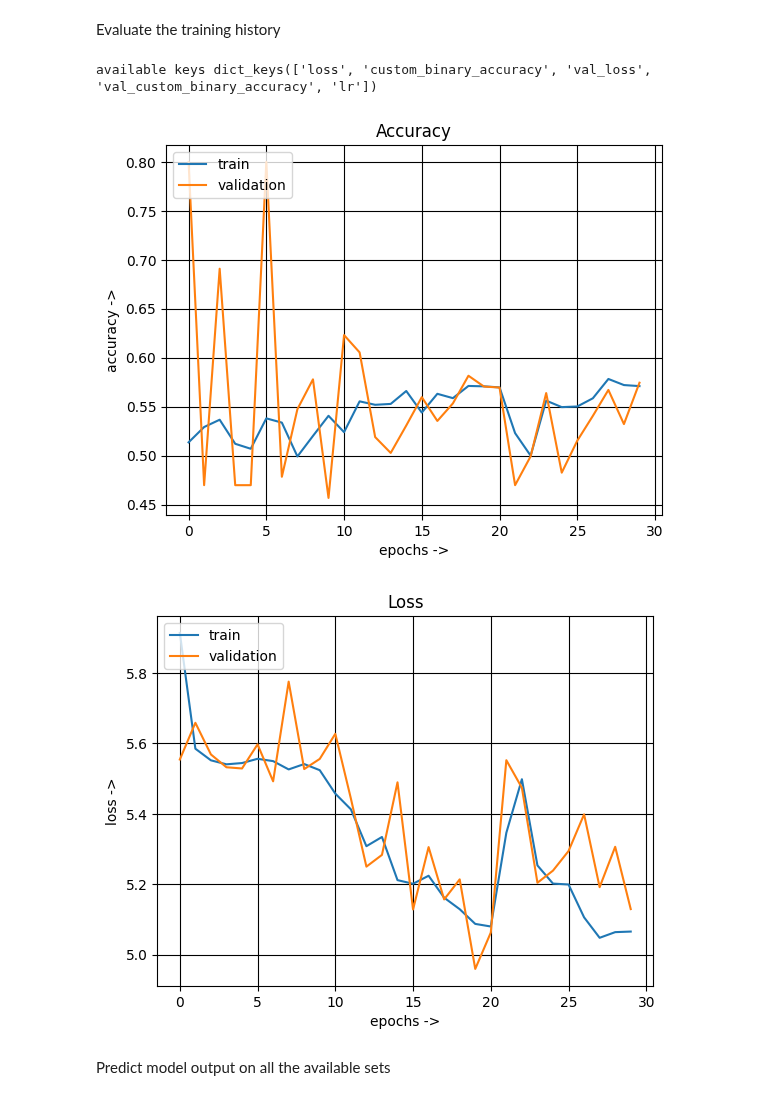
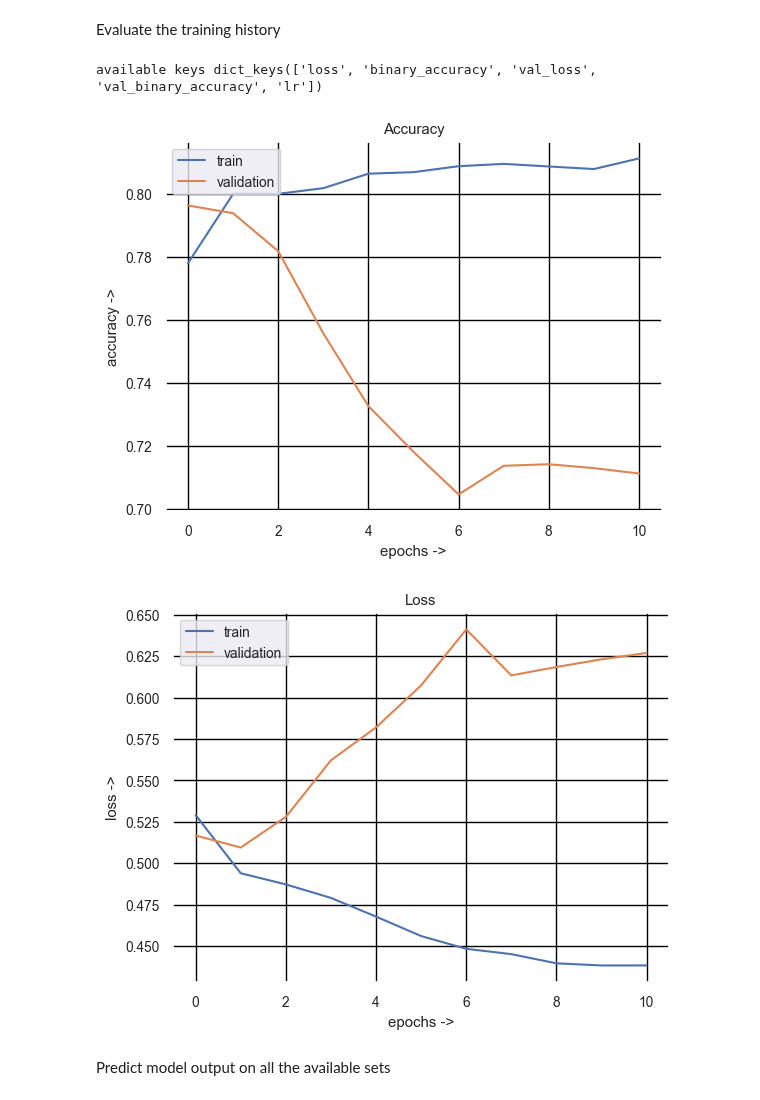
Before and after one commit to michaelstuffer98/ai_industry_project, a Jupyter notebook: music_tagging_transformer.ipynb, the cells around one changed output. Saved outputs shown, nothing was run; the diff lists cells and outputs as text; code cells hidden in the pictures.

Commit message:
change loss - rerun models

```diff
--- a/music_tagging_transformer.ipynb
+++ b/music_tagging_transformer.ipynb
@@ -94,8 +76,16 @@ def transformer_model(model_config, n_classes):
 
     out = Dense(n_classes, activation=activations[1])(x)
 
+    loss = BinaryCrossentropy(
+        name='binary_crossentropy'
+    )
+
+    metric = BinaryAccuracy(
+        name='binary_accuracy'
+    )
+
     model = Model(inputs=input_layer, outputs=out)
-    model.compile(optimizer=Adam(init_lr), loss=custom_binary_crossentropy, metrics=[custom_binary_accuracy])
+    model.compile(optimizer=Adam(init_lr), loss=loss, metrics=metric)
     model.summary()
     return model
 # %% [markdown]
@@ -125,4 +115,15 @@ mel_val, mel_test, lab_val, lab_test             = train_test_split(mel_test_val
 # Check the shapes of the splitted sets
 assert mel_train.shape[0] == lab_train.shape[0] and mel_test.shape[0] == lab_test.shape[0] and mel_val.shape[0] == lab_val.shape[0]
 assert mel_train.shape[1] == mel_test.shape[1] == mel_val.shape[1] and lab_train.shape[1] == lab_test.shape[1] == lab_val.shape[1]
+
+def normalization(mel_train, mel_test, mel_val):
+    """Normalize the data files by dividing every data point by the maximum of the train data set
+    """
+    maximum = np.amax(mel_train)
+    mel_train = mel_train/maximum
+    mel_test = mel_test/maximum
+    mel_val = mel_val/maximum
+    return (mel_train.astype(np.float32), mel_test.astype(np.float32), mel_val.astype(np.float32))
+
+mel_train_n, mel_test_n, mel_val_n = normalization(mel_train, mel_test, mel_val)
 # %% [output]
@@ -157,17 +158,20 @@ checkpoint = ModelCheckpoint(
 
 early_stopping = EarlyStopping(
     monitor = 'val_loss',
-    patience = 10,
+    patience = 7,
     verbose = 1,
     mode = 'min',
     restore_best_weights = True,
-    start_from_epoch = 5
+    start_from_epoch = 3
 )
 
 # Reduce learning rate when val_loss stopps improving
 lr_reduce_config = train_config['lr_reducing']
 lr_reducing_on_platteau = ReduceLROnPlateau(
-    monitor=lr_reduce_config['monitor'], patience=lr_reduce_config['patience'], min_lr=lr_reduce_config['min_lr'], mode=lr_reduce_config['mode']
+    monitor=lr_reduce_config['monitor'],
+    patience=lr_reduce_config['patience'],
+    min_lr=lr_reduce_config['min_lr'],
+    mode=lr_reduce_config['mode']
 )
 # %% [markdown]
 ## Train routine
@@ -175,15 +179,16 @@ lr_reducing_on_platteau = ReduceLROnPlateau(
 pp_config = utils.get_config('preprocess')
 
 n_mels = pp_config['melspectogram']['n_mels']
-mel_train = mel_train.reshape(mel_train.shape[0], -1, n_mels)
-mel_val   = mel_val.reshape(mel_val.shape[0], -1, n_mels)
+mel_train_n = mel_train_n.reshape(mel_train_n.shape[0], -1, n_mels)
+mel_val_n   = mel_val_n.reshape(mel_val_n.shape[0], -1, n_mels)
+mel_test_n   = mel_test_n.reshape(mel_test_n.shape[0], -1, n_mels)
 
 model = transformer_model(config['model_structure'], n_classes=len(labels_to_id))
 
 history = model.fit(
-        x=mel_train,
+        x=mel_train_n,
         y=lab_train,
-        validation_data=(mel_val, lab_val),
+        validation_data=(mel_val_n, lab_val),
         batch_size=batch_size,
         epochs=epochs,
         callbacks=[checkpoint, lr_reducing_on_platteau, early_stopping],
@@ -225,15 +236,15 @@ Evaluate the training history
 # %%
 history_dict = utils.load_history(transformer_name)
 
 print('available keys', history_dict.keys())
 
 #Plots for the accuracies and losses of the train and validation data per epoch
-plot.plot_hist(history_dict, ('custom_binary_accuracy', 'val_custom_binary_accuracy'), legends=('train', 'validation'), title='Accuracy', y_label='accuracy ->', x_label='epochs ->', save_to=f'Plots/short_chunk_cnn_{epochs}_acuracy')
+plot.plot_hist(history_dict, ('binary_accuracy', 'val_binary_accuracy'), legends=('train', 'validation'), title='Accuracy', y_label='accuracy ->', x_label='epochs ->', save_to=f'Plots/short_chunk_cnn_{epochs}_acuracy')
 plot.plot_hist(history_dict, ('loss', 'val_loss'), legends=('train', 'validation'), title='Loss', y_label='loss ->', x_label='epochs ->', save_to=f'Plots/short_chunk_cnn_{epochs}_loss')
 # %% [output]
-available keys dict_keys(['loss', 'custom_binary_accuracy', 'val_loss', 'val_custom_binary_accuracy', 'lr'])
+available keys dict_keys(['loss', 'binary_accuracy', 'val_loss', 'val_binary_accuracy', 'lr'])
-[figure, old version]
+[figure, new version]
-[figure, old version]
+[figure, new version]
 # %% [markdown]
 Predict model output on all the available sets
 # %%
```
Also changed, not shown: parts of 7 cells of this notebook, 12 other files.
